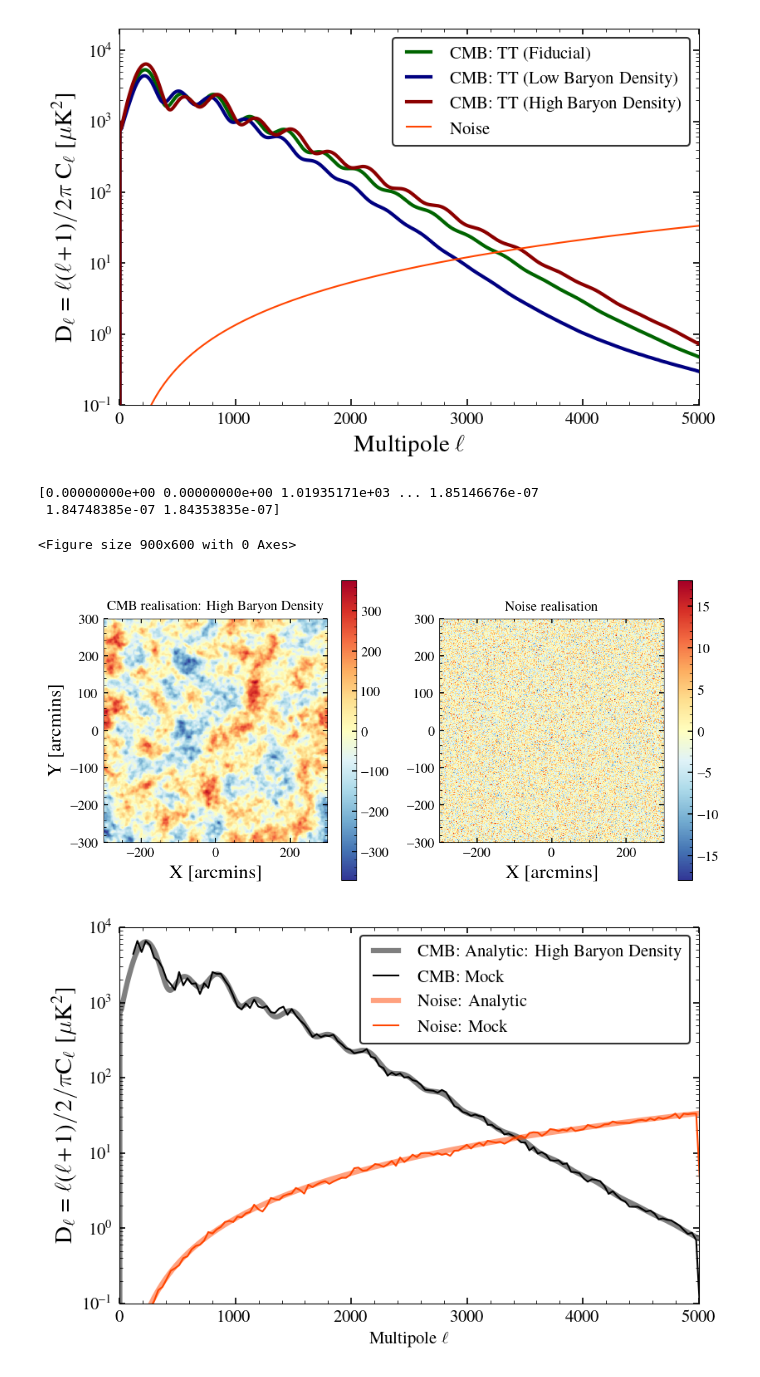
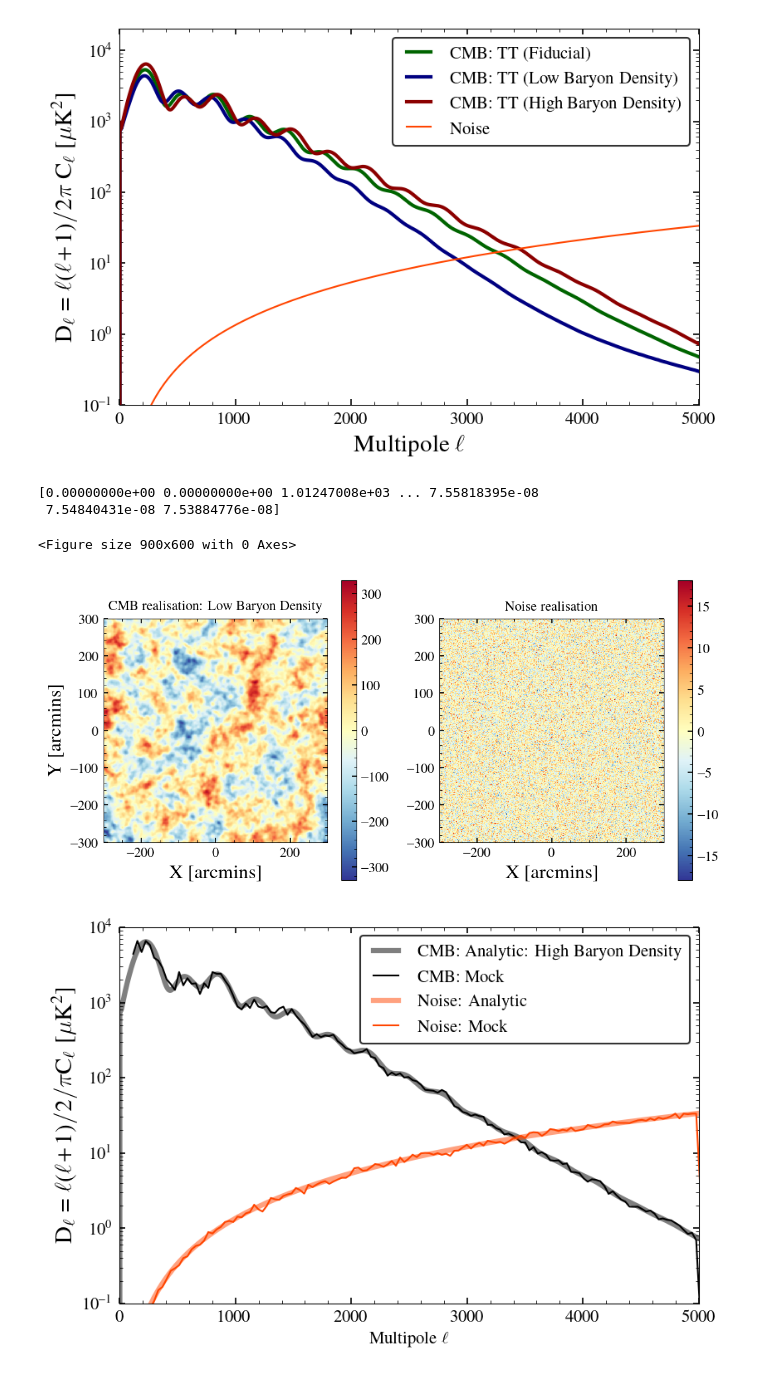
Before and after one commit to sriniraghunathan/cosmology_school, a Jupyter notebook: make_mock_sky.ipynb, the cells around one changed output. Drawn from its saved outputs; the diff is of its cells as text; code cells hidden in the pictures.

```diff
--- a/make_mock_sky.ipynb
+++ b/make_mock_sky.ipynb
@@ -18,6 +18,11 @@ rcParams['figure.dpi'] = 150
 rcParams["figure.facecolor"] = 'white'
 # %%
 def get_lxly(flatskymapparams):
+
+    """
+    return lx, ly modes (kx, ky Fourier modes) for a flatsky map grid.
+    """
+
     ny, nx, dx = flatskymapparams
     dx = np.radians(dx/60.)
 
@@ -28,12 +33,32 @@ def get_lxly(flatskymapparams):
     return lx, ly
 
 def cl_to_cl2d(el, cl, flatskymapparams):
+
+    """
+    Interpolating a 1d power spectrum (cl) defined on multipoles (el) to 2D assuming azimuthal symmetry (i.e:) isotropy.
+    """
+
     lx, ly = get_lxly(flatskymapparams)
     ell = np.sqrt(lx**2. + ly**2.)
     cl2d = np.interp(ell.flatten(), el, cl, left = 0., right = 0.).reshape(ell.shape)
     return cl2d
 
-def make_gaussian_realisation(mapparams, el, cl, cltwod = None, bl = None):
+def make_gaussian_realisation(mapparams, el, cl, bl = None):
+
+    """
+    create Gaussian realisation of an underlying power spectrum
+
+    input:
+    mapparams = [ny, nx, dx] where ny, nx = flatskymap.shape; and dx is the pixel resolution in arcminutes.
+    for example: [100, 100, 0.5] is a 50' x 50' flatskymap that has dimensions 100 x 100 with dx = 0.5 arcminutes.
+
+    el: multiple bins over which the input power spectrum cl is defined.
+    cl: input power spectrum.
+    bl: smoothing function (the telescope beam).
+
+    output:
+    simulated Gaussian realisation of the input power spectrum
+    """
 
     ny, nx, dx = mapparams
     arcmins2radians = np.radians(1/60.)
@@ -45,9 +70,7 @@ def make_gaussian_realisation(mapparams, el, cl, cltwod = None, bl = None):
     norm = np.sqrt(1./ (dx**2.))
     ################################################
 
-    #if cltwod is given, directly use it, otherwise do 1d to 2d
-    if cltwod is None:
-        cltwod = cl_to_cl2d(el, cl, mapparams)
+    cltwod = cl_to_cl2d(el, cl, mapparams)
 
     cltwod = cltwod**0.5 * norm
     cltwod[np.isnan(cltwod)] = 0.
@@ -120,7 +143,7 @@ def map2cl(flatskymapparams, flatskymap1, flatskymap2 = None, binsize = None, ma
 def radial_profile(z, xy = None, bin_size = 1., minbin = 0., maxbin = 10., to_arcmins = 1):
 
     """
-    get the radial profile of an image (both real and fourier space)
+    get the radial profile of an image (both real and fourier space).
     """
 
     z = np.asarray(z)
@@ -256,27 +280,27 @@ show()
 # %%
 #create a Gaussian realisation now using the above power spectrum
 np.random.seed(100)
 #which_cosmo = 'lcdm'
-#which_cosmo = 'low_baryons'
-which_cosmo = 'more_baryons'
+which_cosmo = 'low_baryons'
+#which_cosmo = 'more_baryons'
 labval, colorval = diff_cosmo_dic[which_cosmo]
 cl_cmb = cl_cmb_dic[which_cosmo]
 print(cl_cmb)
 mapparams = [nx, nx, dx]
 mock_cmb_map = make_gaussian_realisation(mapparams, els, cl_cmb)
 mock_noise_map = make_gaussian_realisation(mapparams, els, nl)
 clf()
 figure(figsize = (8, 4))
 subplot(121); imshow(mock_cmb_map, cmap = cmap, extent=[x1, x2, x1, x2]); colorbar(); title(r'CMB realisation: %s' %(labval), fontsize = 10);
 xlabel(r'X [arcmins]', fontsize = 14); ylabel(r'Y [arcmins]', fontsize = 14)
 subplot(122); imshow(mock_noise_map, cmap = cmap, extent=[x1, x2, x1, x2]); colorbar(); title(r'Noise realisation', fontsize = 10);
 xlabel(r'X [arcmins]', fontsize = 14);
 show()
 # %% [output]
-[0.00000000e+00 0.00000000e+00 1.01935171e+03 ... 1.85146676e-07
- 1.84748385e-07 1.84353835e-07]
+[0.00000000e+00 0.00000000e+00 1.01247008e+03 ... 7.55818395e-08
+ 7.54840431e-08 7.53884776e-08]
 <Figure size 900x600 with 0 Axes>
-[figure, old version]
+[figure, new version]
 # %%
 #make sure the above sim power spectrum matches the input
 binned_els, binned_cl_cmb = map2cl(mapparams, mock_cmb_map)
```
Also changed, not shown: parts of 1 cell of this notebook.
